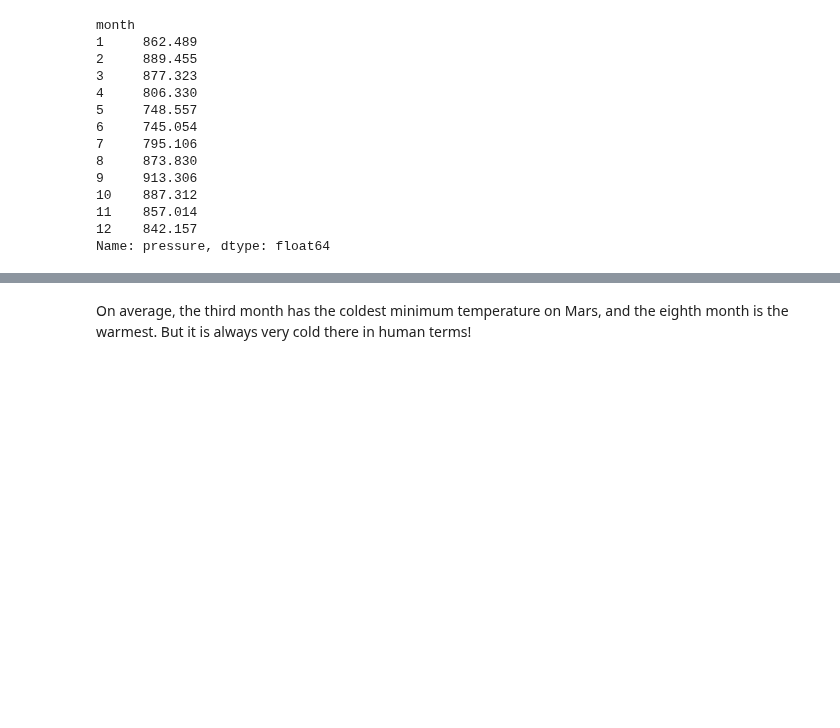
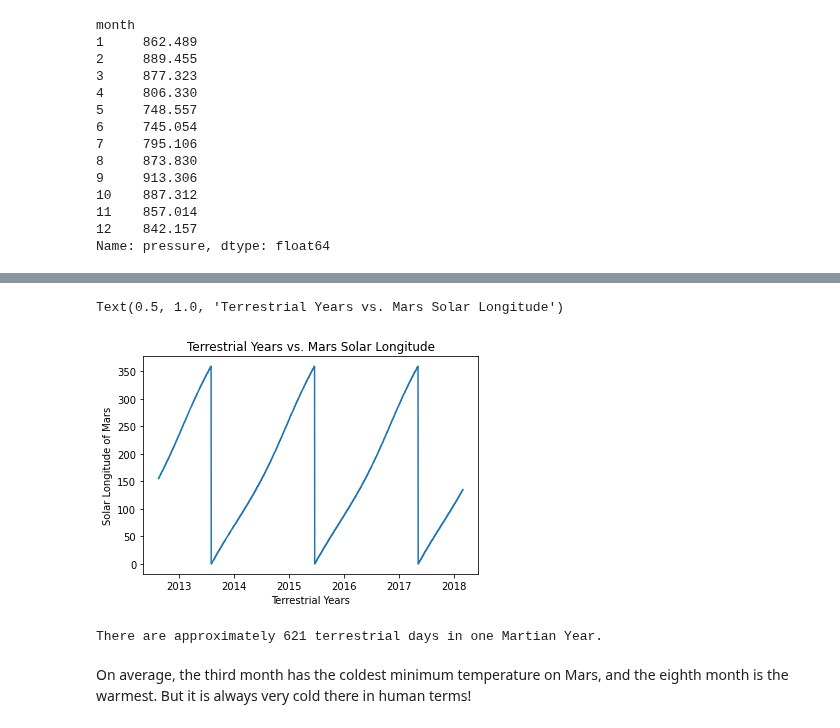
Before and after one commit to cxnoii/mars_weather_data, a Jupyter notebook: part_2_mars_weather.ipynb, the cells around one changed output, grey strips where cells are left out. Drawn from its saved outputs; the diff is of its cells as text; code cells hidden in the pictures; blank space fills up the shorter version.

Commit message:
added terrestrial days in mars year

```diff
--- a/part_2_mars_weather.ipynb
+++ b/part_2_mars_weather.ipynb
@@ -242,5 +261,21 @@ Text(0.5, 1.0, 'Average Temperature by Martian Month on Mars')
 # %%
 # 5. How many terrestrial (earth) days are there in a Martian year?
+plt.plot(df['terrestrial_date'],df['ls'])
+plt.xlabel('Terrestrial Years')
+plt.ylabel('Solar Longitude of Mars')
+plt.title('Terrestrial Years vs. Mars Solar Longitude')
+# %% [output]
+Text(0.5, 1.0, 'Terrestrial Years vs. Mars Solar Longitude')
+[figure, added]
+# %%
+#ls = 0 at 2013-08-01, 2015-06-18
+#this df is all entries from one mars rotation around the sun
+one_mars_year_df = df[(df['terrestrial_date']>= '2013-08-01') & (df['terrestrial_date'] <= '2015-06-18')]
+
+mars_days = one_mars_year_df['id'].count()
+print(f'There are approximately {mars_days} terrestrial days in one Martian Year.')
+# %% [output]
+There are approximately 621 terrestrial days in one Martian Year.
 # %% [markdown]
 On average, the third month has the coldest minimum temperature on Mars, and the eighth month is the warmest. But it is always very cold there in human terms!
 # %% [markdown]
```
Also changed, not shown: parts of 6 cells of this notebook.
